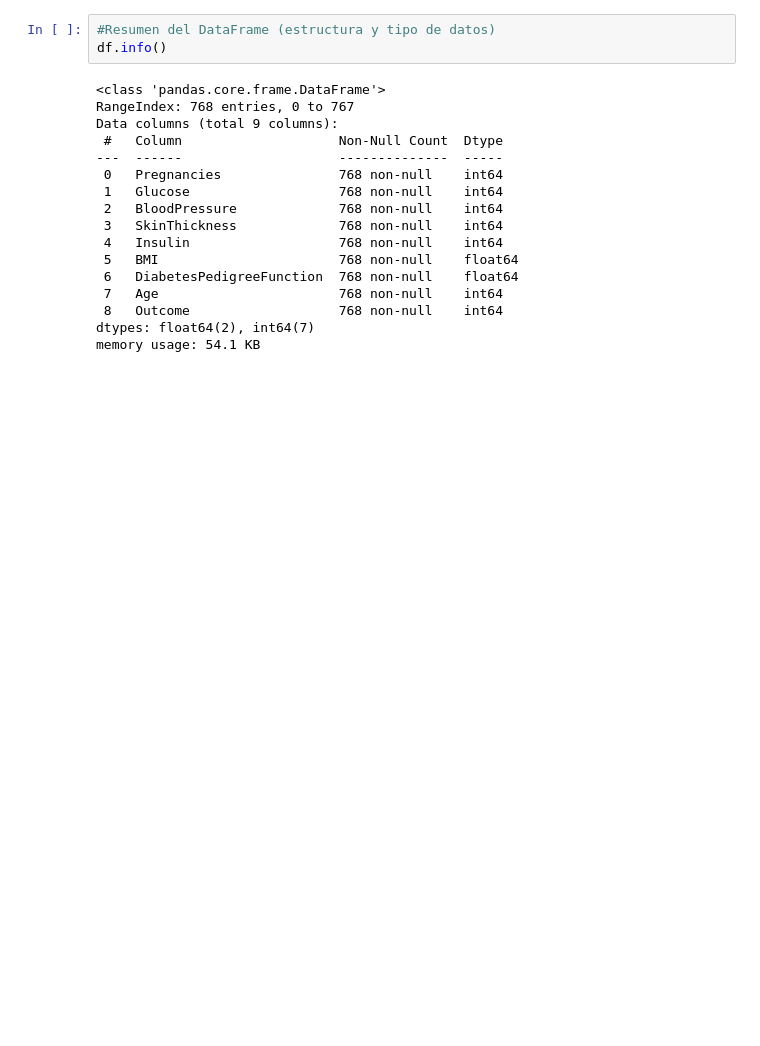
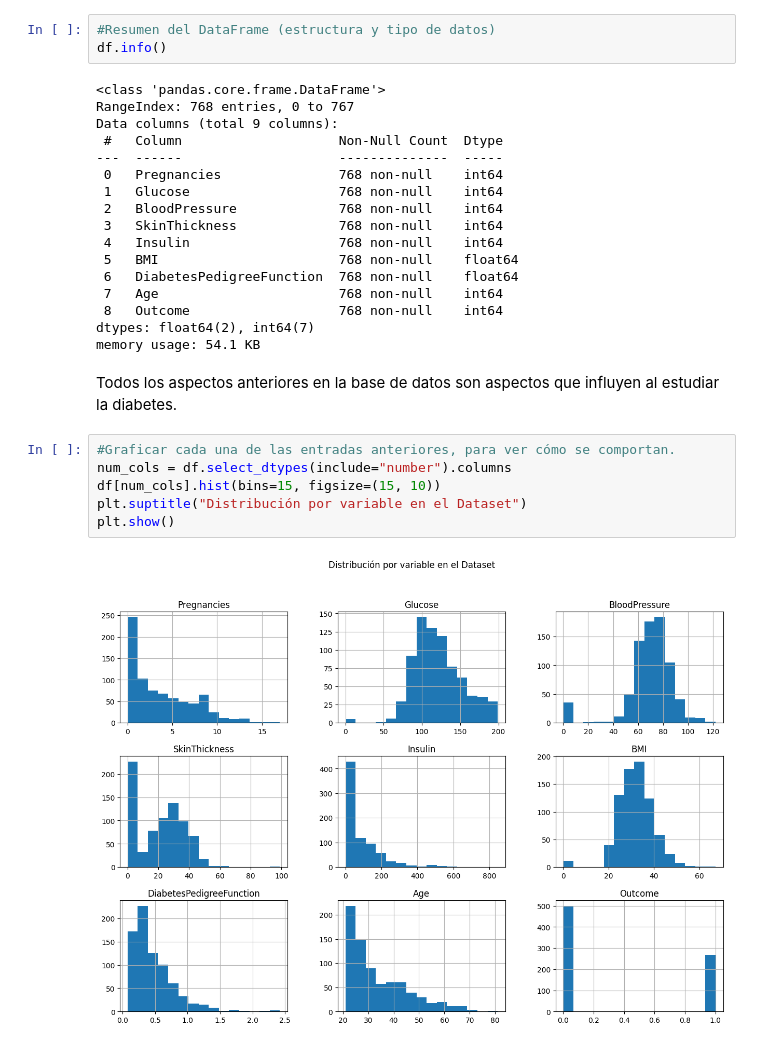
Before and after one commit to 4GeeksAcademy/Leonel_Ponce_decisions_tree, a Jupyter notebook: src/explore.ipynb, the cells around one changed output. Saved outputs shown, nothing was run; the diff lists cells and outputs as text; blank space fills up the shorter version.

```diff
--- a/src/explore.ipynb
+++ b/src/explore.ipynb
@@ -67,3 +67,13 @@ Data columns (total 9 columns):
  8   Outcome                   768 non-null    int64
 dtypes: float64(2), int64(7)
 memory usage: 54.1 KB
+# %% [markdown]
+Todos los aspectos anteriores en la base de datos son aspectos que influyen al estudiar la diabetes.
+# %%
+#Graficar cada una de las entradas anteriores, para ver cómo se comportan.
+num_cols = df.select_dtypes(include="number").columns
+df[num_cols].hist(bins=15, figsize=(15, 10))
+plt.suptitle("Distribución por variable en el Dataset")
+plt.show()
+# %% [output]
+[figure, added]
```
Also changed, not shown: parts of 3 cells of this notebook.
